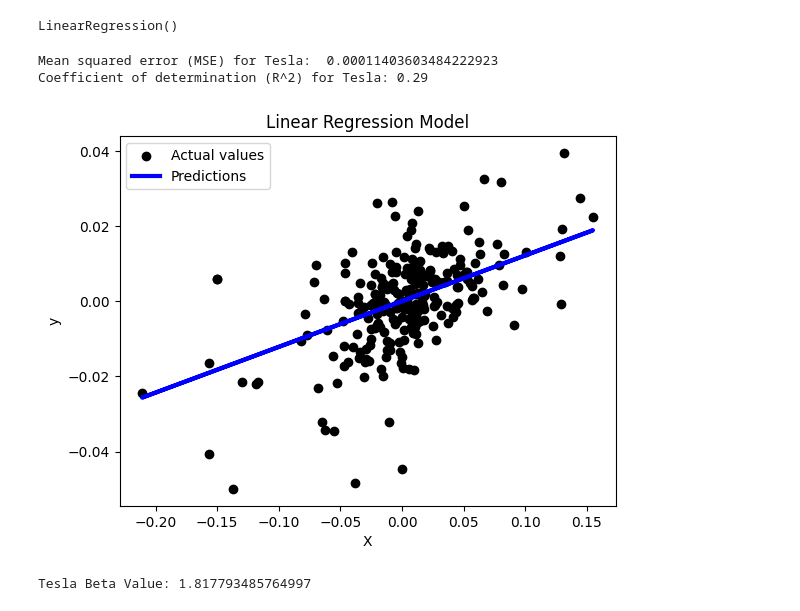
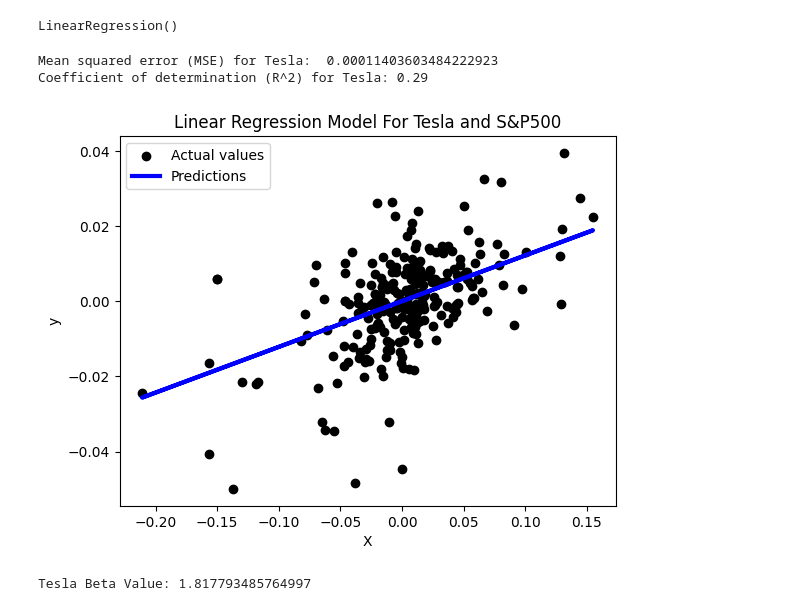
Before and after one commit to frktsc/SP-stock-price, a Jupyter notebook: Stoks_Analysis.ipynb, the cells around one changed output. Cells and saved outputs as stored; diff of their text form; code cells hidden in the pictures.

```diff
--- a/Stoks_Analysis.ipynb
+++ b/Stoks_Analysis.ipynb
@@ -290,20 +290,20 @@ y_pred = model.predict(X_test)
 from sklearn.metrics import mean_squared_error, r2_score
 print("Mean squared error (MSE) for Tesla: ", mean_squared_error(y_test, y_pred))
 print("Coefficient of determination (R^2) for Tesla: %.2f" % r2_score(y_test, y_pred))
-
-# Comparing the actual values with the predictions
-plt.scatter(X_test, y_test, color='black', label='Actual values')
-plt.plot(X_test, y_pred, color='blue', linewidth=3, label='Predictions')
-
-plt.xlabel('X')
-plt.ylabel('y')
-plt.title('Linear Regression Model')
-plt.legend()
-plt.show()
 # %% [output]
 Mean squared error (MSE) for Tesla:  0.00011403603484222923
 Coefficient of determination (R^2) for Tesla: 0.29
-[figure, removed]
+# %%
+plt.scatter(X_test, y_test, color='black', label='Actual values')
+plt.plot(X_test, y_pred, color='blue', linewidth=3, label='Predictions')
+
+plt.xlabel('X')
+plt.ylabel('y')
+plt.title('Linear Regression Model For Tesla and S&P500')
+plt.legend()
+plt.show()
+# %% [output]
+[figure, added]
 # %%
 covariance = np.cov(Data_Combined['Tesl%chng'], Data_Combined['SP%chng'])
 cov_stock_market = covariance[0, 1]
```
Also changed, not shown: parts of 7 cells of this notebook.
